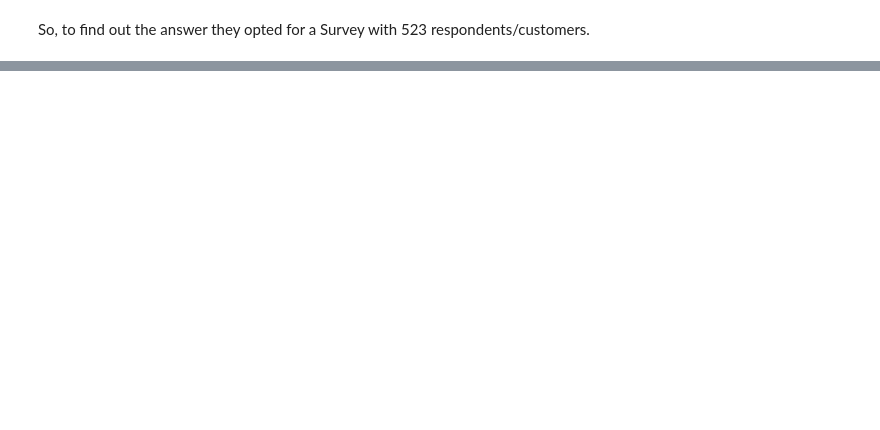
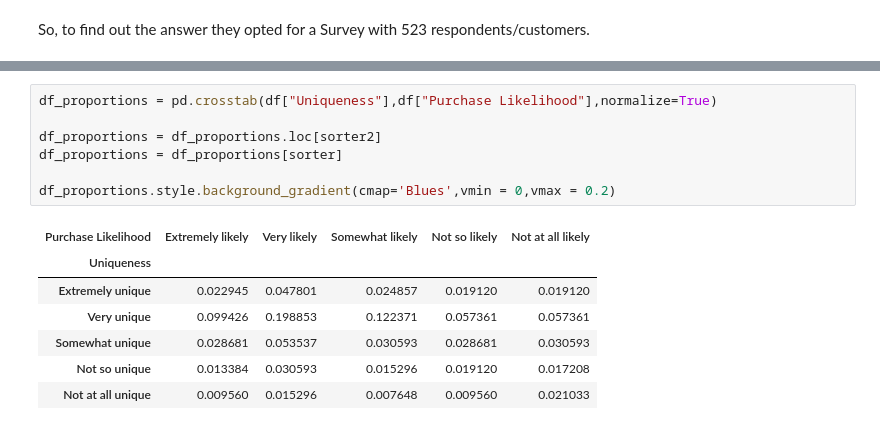
Before and after one commit to mdmahamudmredha/Packaging-Uniqueness-vs-Purchase-A-Data-Science-Based-Decision-Making-Project, a Jupyter notebook: Packaging Uniqueness vs Purchase – A Data Science Based Decision Making Project.ipynb, the cells around one changed output, grey strips where cells are left out. Saved outputs shown, nothing was run; the diff lists cells and outputs as text; blank space fills up the shorter version.

```diff
--- a/Packaging Uniqueness vs Purchase – A Data Science Based Decision Making Project.ipynb
+++ b/Packaging Uniqueness vs Purchase – A Data Science Based Decision Making Project.ipynb
@@ -10,0 +79,15 @@ So, to find out the answer they opted for a Survey with 523 respondents/customer
+# %%
+df_proportions = pd.crosstab(df["Uniqueness"],df["Purchase Likelihood"],normalize=True)
+
+df_proportions = df_proportions.loc[sorter2]
+df_proportions = df_proportions[sorter]
+
+df_proportions.style.background_gradient(cmap='Blues',vmin = 0,vmax = 0.2)
+# %% [output]
+| Purchase Likelihood | Extremely likely | Very likely | Somewhat likely | Not so likely | Not at all likely |
+| Uniqueness |  |  |  |  |  |
+| Extremely unique | 0.022945 | 0.047801 | 0.024857 | 0.019120 | 0.019120 |
+| Very unique | 0.099426 | 0.198853 | 0.122371 | 0.057361 | 0.057361 |
+| Somewhat unique | 0.028681 | 0.053537 | 0.030593 | 0.028681 | 0.030593 |
+| Not so unique | 0.013384 | 0.030593 | 0.015296 | 0.019120 | 0.017208 |
+| Not at all unique | 0.009560 | 0.015296 | 0.007648 | 0.009560 | 0.021033 |
```
Also changed, not shown: parts of 20 cells of this notebook.
